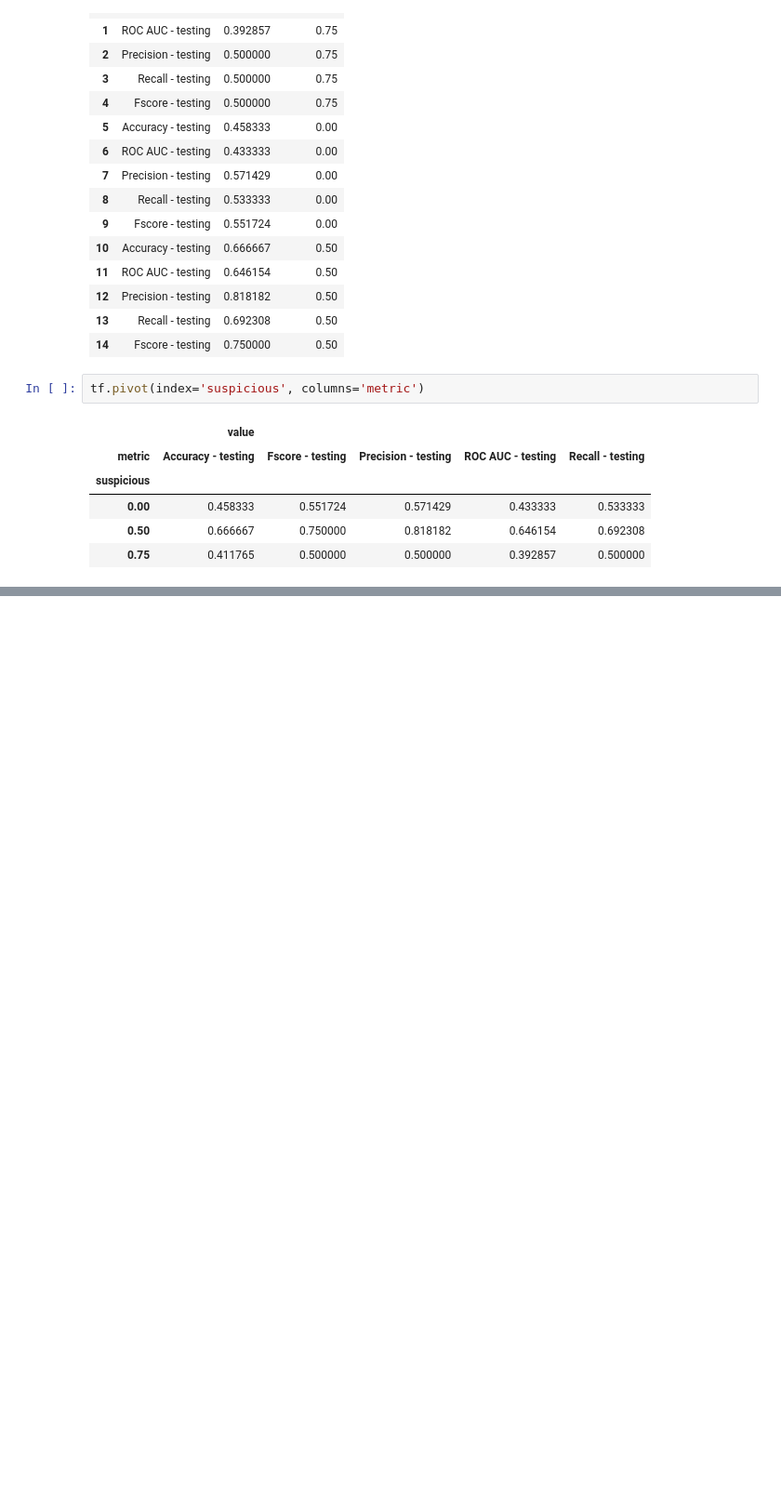
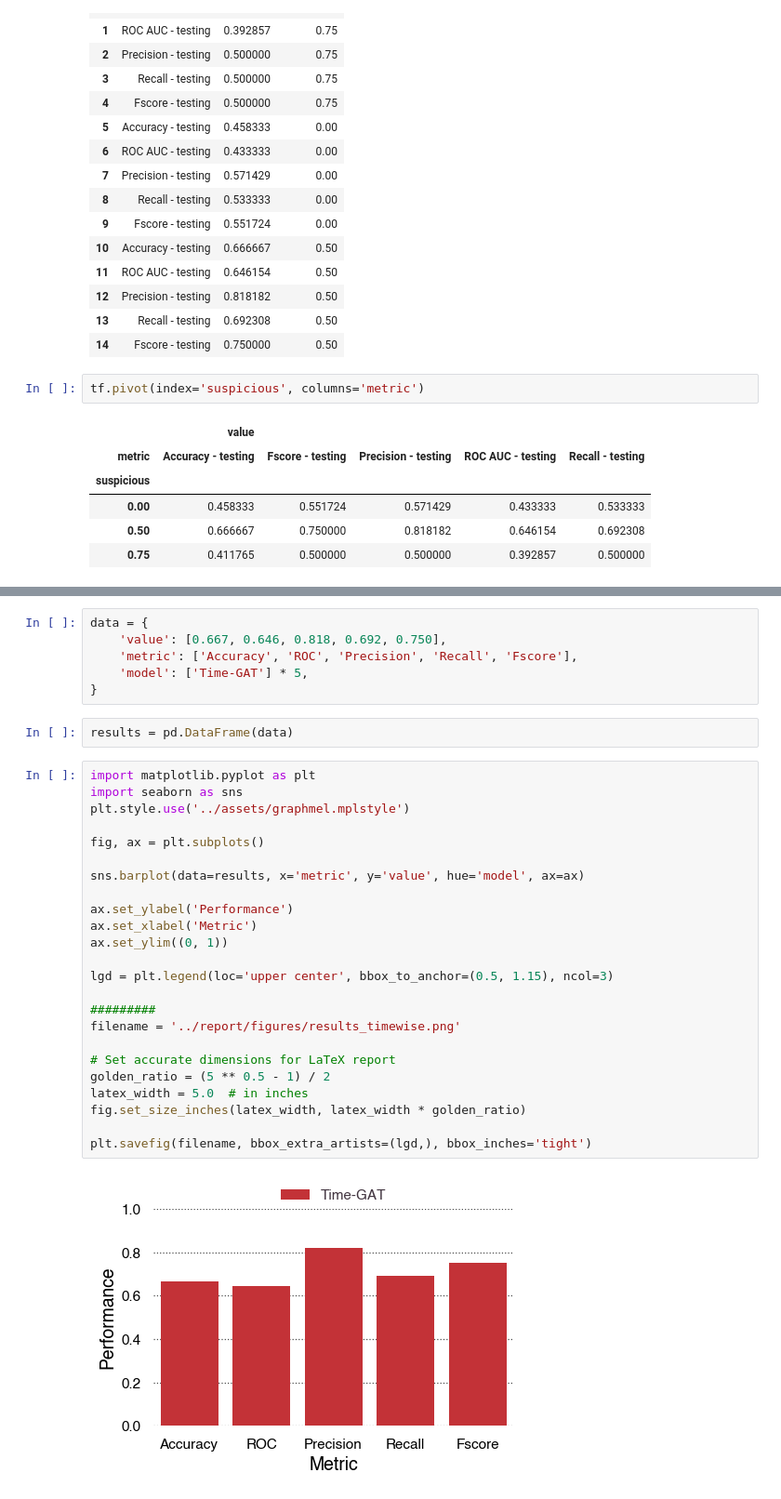
Before and after one commit to arnauddhaene/graphmel, a Jupyter notebook: notebooks/run-analysis.ipynb, the cells around one changed output, grey strips where cells are left out. Shown at 93% size. Cells and saved outputs as stored; diff of their text form; blank space fills up the shorter version.

```diff
--- a/notebooks/run-analysis.ipynb
+++ b/notebooks/run-analysis.ipynb
@@ -163,0 +202,34 @@ tf.pivot(index='suspicious', columns='metric')
+# %%
+data = {
+    'value': [0.667, 0.646, 0.818, 0.692, 0.750],
+    'metric': ['Accuracy', 'ROC', 'Precision', 'Recall', 'Fscore'],
+    'model': ['Time-GAT'] * 5,
+}
+# %%
+results = pd.DataFrame(data)
+# %%
+import matplotlib.pyplot as plt
+import seaborn as sns
+plt.style.use('../assets/graphmel.mplstyle')
+
+fig, ax = plt.subplots()
+
+sns.barplot(data=results, x='metric', y='value', hue='model', ax=ax)
+
+ax.set_ylabel('Performance')
+ax.set_xlabel('Metric')
+ax.set_ylim((0, 1))
+
+lgd = plt.legend(loc='upper center', bbox_to_anchor=(0.5, 1.15), ncol=3)
+
+#########
+filename = '../report/figures/results_timewise.png'
+
+# Set accurate dimensions for LaTeX report
+golden_ratio = (5 ** 0.5 - 1) / 2
+latex_width = 5.0  # in inches
+fig.set_size_inches(latex_width, latex_width * golden_ratio)
+
+plt.savefig(filename, bbox_extra_artists=(lgd,), bbox_inches='tight')
+# %% [output]
+[figure, added]
```
Also changed, not shown: parts of 7 cells of this notebook, 6 other files.
